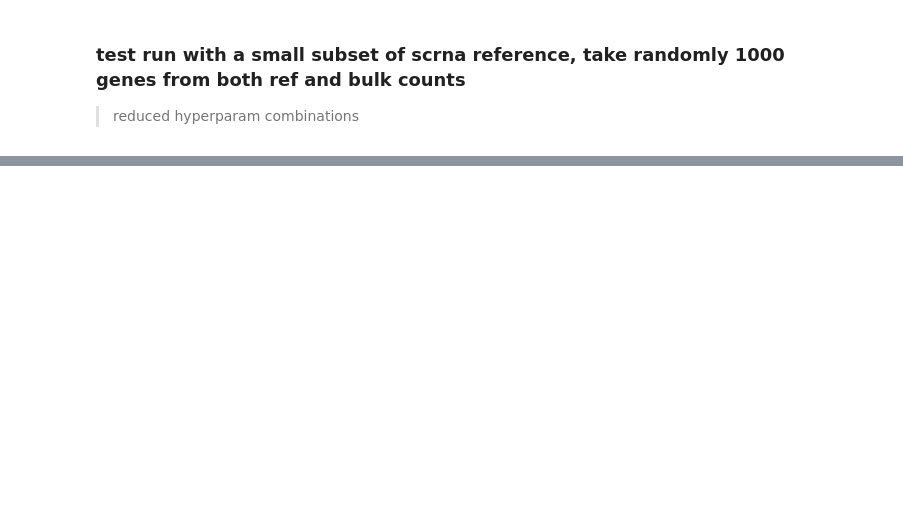
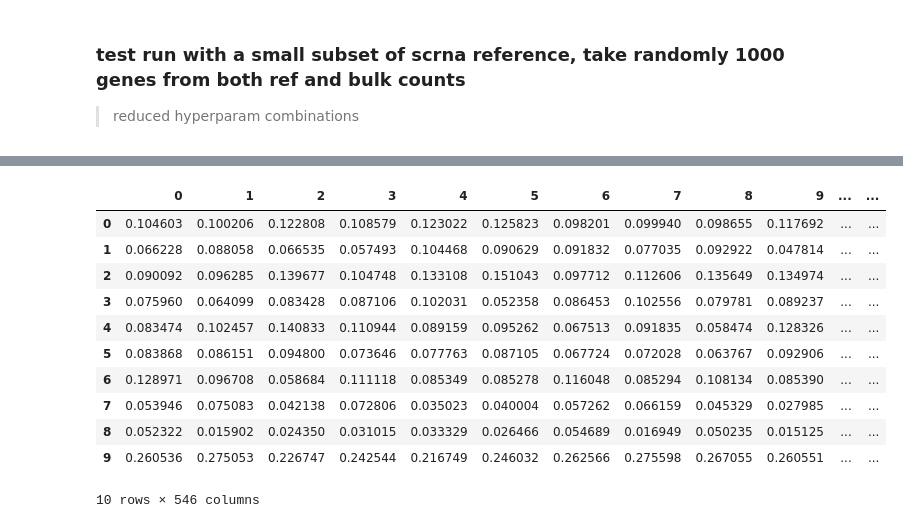
Before and after one commit to ElderMedic/HNSCCdeCon, a Jupyter notebook: runBLADE.ipynb, the cells around one changed output, grey strips where cells are left out. Saved outputs shown, nothing was run; the diff lists cells and outputs as text; code cells hidden in the pictures; blank space fills up the shorter version.

```diff
--- a/runBLADE.ipynb
+++ b/runBLADE.ipynb
@@ -333,0 +365,11 @@ The exit codes of the workers are {SIGSEGV(-11)}
+# %%
+BLADE_out = pickle.load(open("/home/cke/BLADE/data/PuramTCGA_BLADEout.pickle", 'rb'))
+# %%
+obj = BLADE_out['final_obj']
+
+outcomes = {
+    'BLADE': {
+        'Fraction': t(obj.ExpF(obj.Beta)),
+        'Signature': np.mean(obj.Nu, 0), #group mode purification
+        'HighRes': obj.Nu                #highresolution mode purification
+    }}
@@ -333,0 +400,16 @@ The exit codes of the workers are {SIGSEGV(-11)}
+# %%
+filtered_celltypefrac_BLADE = pd.DataFrame(outcomes['BLADE']['Fraction'])
+filtered_celltypefrac_BLADE
+# %% [output]
+|  | 0 | 1 | 2 | 3 | 4 | 5 | 6 | 7 | 8 | 9 | ... | ... |
+| 0 | 0.104603 | 0.100206 | 0.122808 | 0.108579 | 0.123022 | 0.125823 | 0.098201 | 0.099940 | 0.098655 | 0.117692 | ... | ... |
+| 1 | 0.066228 | 0.088058 | 0.066535 | 0.057493 | 0.104468 | 0.090629 | 0.091832 | 0.077035 | 0.092922 | 0.047814 | ... | ... |
+| 2 | 0.090092 | 0.096285 | 0.139677 | 0.104748 | 0.133108 | 0.151043 | 0.097712 | 0.112606 | 0.135649 | 0.134974 | ... | ... |
+| 3 | 0.075960 | 0.064099 | 0.083428 | 0.087106 | 0.102031 | 0.052358 | 0.086453 | 0.102556 | 0.079781 | 0.089237 | ... | ... |
+| 4 | 0.083474 | 0.102457 | 0.140833 | 0.110944 | 0.089159 | 0.095262 | 0.067513 | 0.091835 | 0.058474 | 0.128326 | ... | ... |
+| 5 | 0.083868 | 0.086151 | 0.094800 | 0.073646 | 0.077763 | 0.087105 | 0.067724 | 0.072028 | 0.063767 | 0.092906 | ... | ... |
+| 6 | 0.128971 | 0.096708 | 0.058684 | 0.111118 | 0.085349 | 0.085278 | 0.116048 | 0.085294 | 0.108134 | 0.085390 | ... | ... |
+| 7 | 0.053946 | 0.075083 | 0.042138 | 0.072806 | 0.035023 | 0.040004 | 0.057262 | 0.066159 | 0.045329 | 0.027985 | ... | ... |
+| 8 | 0.052322 | 0.015902 | 0.024350 | 0.031015 | 0.033329 | 0.026466 | 0.054689 | 0.016949 | 0.050235 | 0.015125 | ... | ... |
+| 9 | 0.260536 | 0.275053 | 0.226747 | 0.242544 | 0.216749 | 0.246032 | 0.262566 | 0.275598 | 0.267055 | 0.260551 | ... | ... |
+10 rows × 546 columns
```
Also changed, not shown: parts of 26 cells of this notebook, 12 other files.
